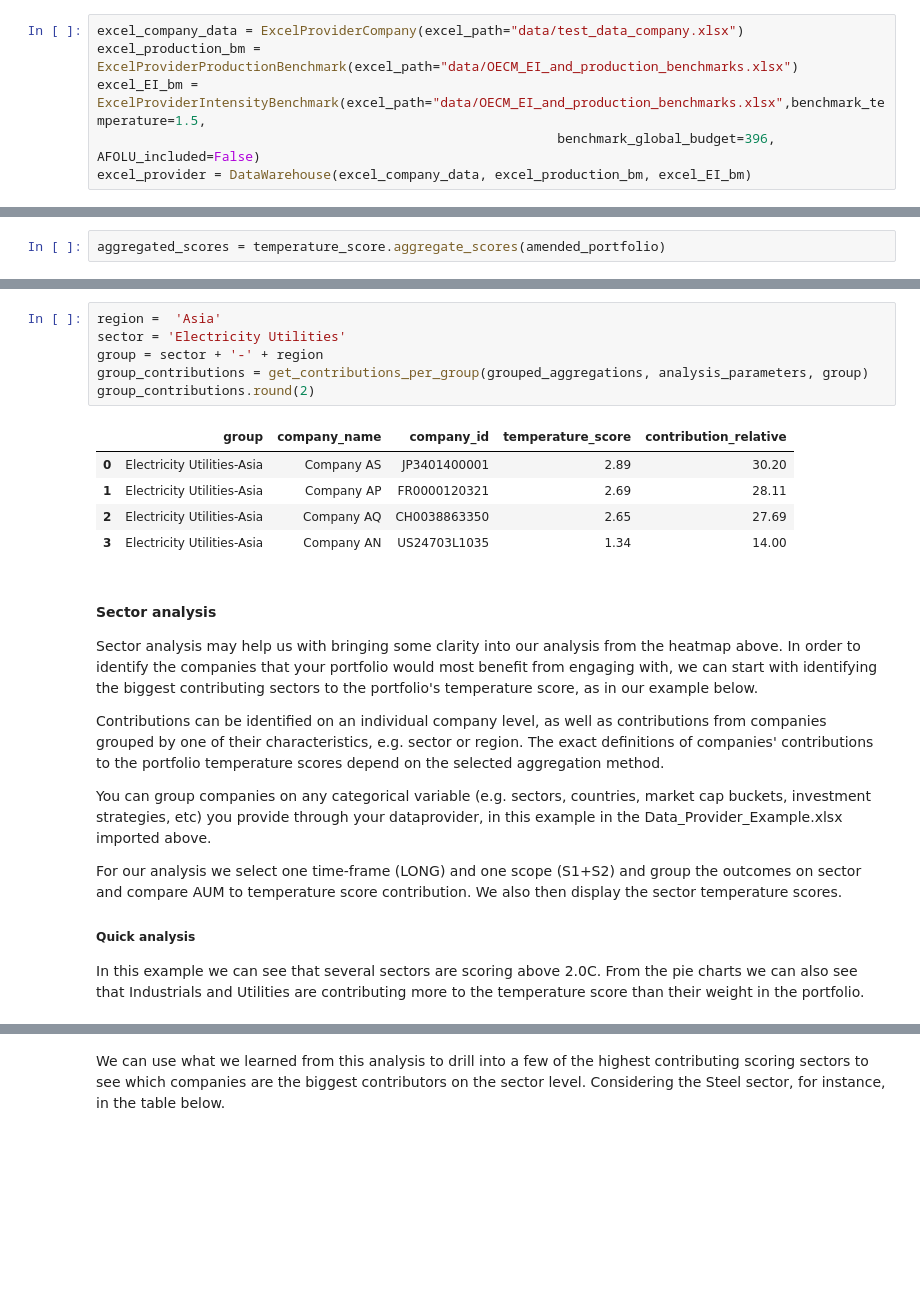
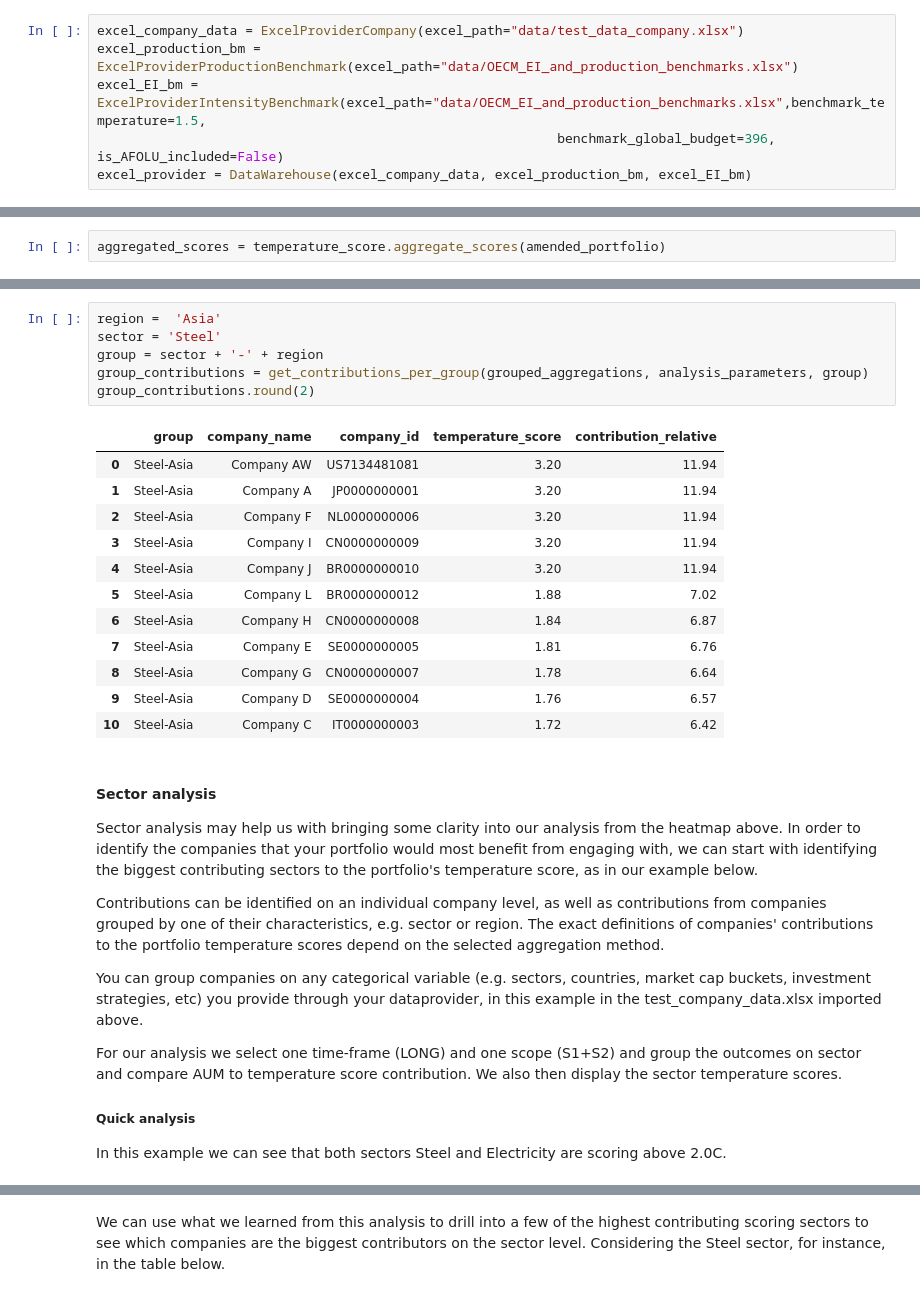
Before and after one commit to os-climate/ITR, a Jupyter notebook: examples/quick_temp_score_calculation.ipynb, the cells around one changed output, grey strips where cells are left out. Saved outputs shown, nothing was run; the diff lists cells and outputs as text; blank space fills up the shorter version.

```diff
--- a/examples/quick_temp_score_calculation.ipynb
+++ b/examples/quick_temp_score_calculation.ipynb
@@ -51,7 +54,7 @@ Data providers let you connect to the data source of your choice. In this case w
 excel_company_data = ExcelProviderCompany(excel_path="data/test_data_company.xlsx")
 excel_production_bm = ExcelProviderProductionBenchmark(excel_path="data/OECM_EI_and_production_benchmarks.xlsx")
 excel_EI_bm = ExcelProviderIntensityBenchmark(excel_path="data/OECM_EI_and_production_benchmarks.xlsx",benchmark_temperature=1.5,
-                                                           benchmark_global_budget=396, AFOLU_included=False)
+                                                           benchmark_global_budget=396, is_AFOLU_included=False)
 excel_provider = DataWarehouse(excel_company_data, excel_production_bm, excel_EI_bm)
 # %% [markdown]
 ## Load your portfolio
@@ -146,15 +139,22 @@ plot_grouped_heatmap(grouped_aggregations, analysis_parameters)
 # %%
 region =  'Asia'
-sector = 'Electricity Utilities'
+sector = 'Steel'
 group = sector + '-' + region
 group_contributions = get_contributions_per_group(grouped_aggregations, analysis_parameters, group)
 group_contributions.round(2)
 # %% [output]
 |  | group | company_name | company_id | temperature_score | contribution_relative |
-| 0 | Electricity Utilities-Asia | Company AS | JP3401400001 | 2.89 | 30.20 |
-| 1 | Electricity Utilities-Asia | Company AP | FR0000120321 | 2.69 | 28.11 |
-| 2 | Electricity Utilities-Asia | Company AQ | CH0038863350 | 2.65 | 27.69 |
-| 3 | Electricity Utilities-Asia | Company AN | US24703L1035 | 1.34 | 14.00 |
+| 0 | Steel-Asia | Company AW | US7134481081 | 3.20 | 11.94 |
+| 1 | Steel-Asia | Company A | JP0000000001 | 3.20 | 11.94 |
+| 2 | Steel-Asia | Company F | NL0000000006 | 3.20 | 11.94 |
+| 3 | Steel-Asia | Company I | CN0000000009 | 3.20 | 11.94 |
+| 4 | Steel-Asia | Company J | BR0000000010 | 3.20 | 11.94 |
+| 5 | Steel-Asia | Company L | BR0000000012 | 1.88 | 7.02 |
+| 6 | Steel-Asia | Company H | CN0000000008 | 1.84 | 6.87 |
+| 7 | Steel-Asia | Company E | SE0000000005 | 1.81 | 6.76 |
+| 8 | Steel-Asia | Company G | CN0000000007 | 1.78 | 6.64 |
+| 9 | Steel-Asia | Company D | SE0000000004 | 1.76 | 6.57 |
+| 10 | Steel-Asia | Company C | IT0000000003 | 1.72 | 6.42 |
 # %% [markdown]
 #### Sector analysis
 
@@ -162,13 +162,13 @@ Sector analysis may help us with bringing some clarity into our analysis from th
 
 Contributions can be identified on an individual company level, as well as contributions from companies grouped by one of their characteristics, e.g. sector or region. The exact definitions of companies' contributions to the portfolio temperature scores depend on the selected aggregation method.
 
-You can group companies on any categorical variable (e.g. sectors, countries, market cap buckets, investment strategies, etc)  you provide through your dataprovider, in this example in the Data_Provider_Example.xlsx imported above.
+You can group companies on any categorical variable (e.g. sectors, countries, market cap buckets, investment strategies, etc)  you provide through your dataprovider, in this example in the test_company_data.xlsx imported above.
 
 For our analysis we select one time-frame (LONG) and one scope (S1+S2) and group the outcomes on sector and compare AUM to temperature score contribution. We also then display the sector temperature scores.
 
 ##### Quick analysis
 
-In this example we can see that several sectors are scoring above 2.0C. From the pie charts we can also see that Industrials and Utilities are contributing more to the temperature score than their weight in the portfolio.
+In this example we can see that both sectors Steel and Electricity are scoring above 2.0C.
 # %%
 time_frames = [ETimeFrames.LONG]
 scopes = [EScope.S1S2]
```
Also changed, not shown: parts of 14 cells of this notebook, 9 other files.
